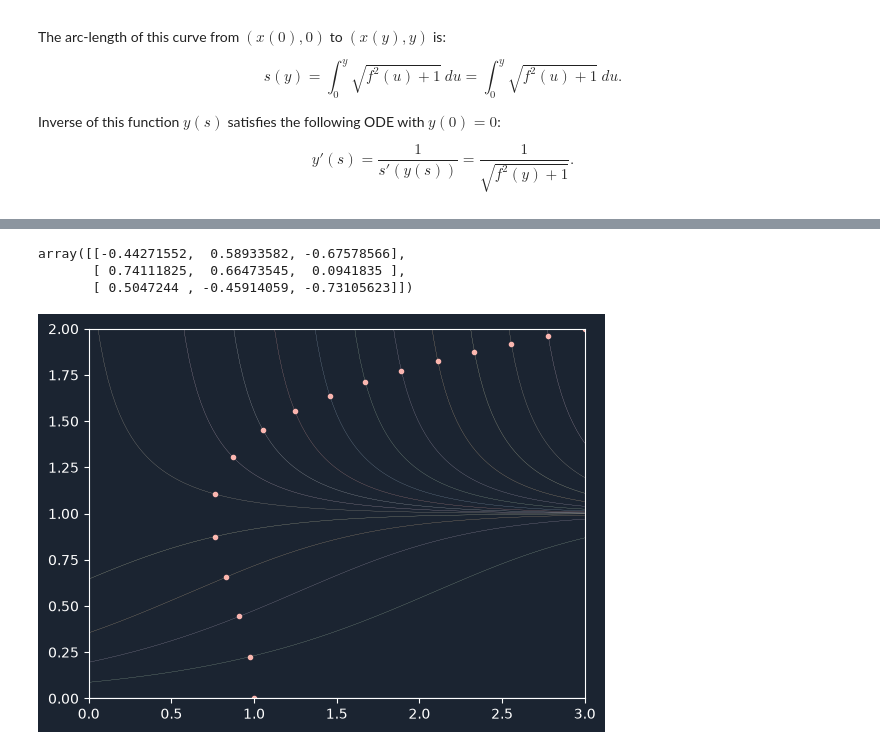
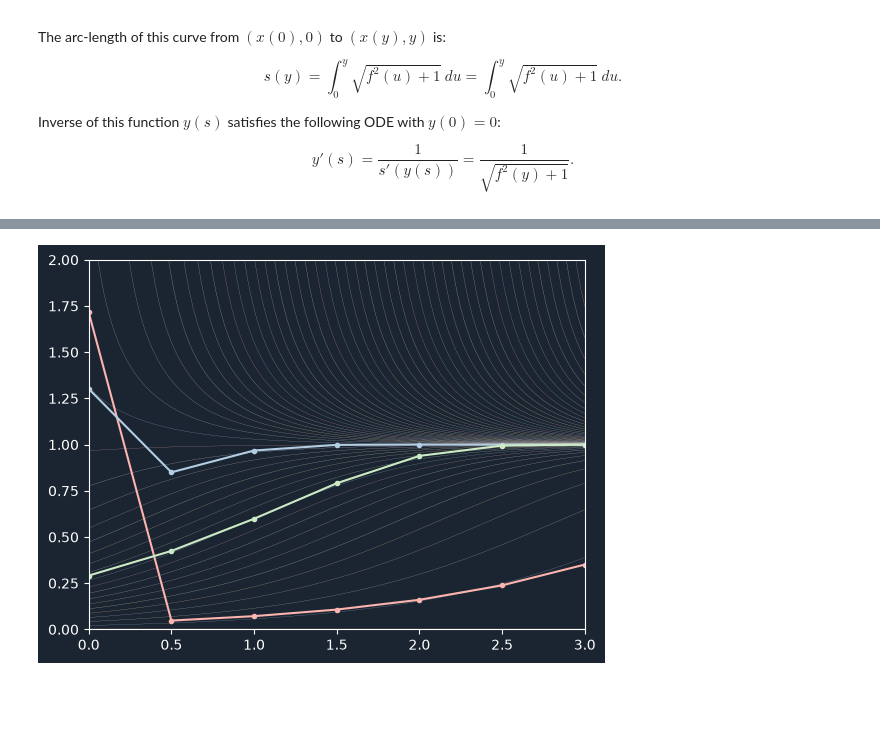
Before and after one commit to 3257077517-collab/Team17, a Jupyter notebook: report/notes.ipynb, the cells around one changed output, grey strips where cells are left out. Drawn from its saved outputs; the diff is of its cells as text; code cells hidden in the pictures; blank space fills up the shorter version.

```diff
--- a/report/notes.ipynb
+++ b/report/notes.ipynb
@@ -301,7 +301,7 @@ Inverse of this function $y(s)$ satisfies the following ODE with $y(0) = 0$:
 
 $$ y'(s) = \frac{1}{s'(y(s))} = \frac{1}{\sqrt{f^2(y) + 1}}. $$
 # %%
-def plot_flow_lines(ax: plt.Axes, ts, axis_t0):
+def plot_flow_lines(ax: plt.Axes, ts, axis_t0, num_lines):
     def x_fun(y):
         y = 0.5 * y * y
         return (y - 1.0) * y
@@ -312,10 +312,10 @@ def plot_flow_lines(ax: plt.Axes, ts, axis_t0):
         lambda t, y: np.reciprocal(np.sqrt(fun(0.0, y)**2 + 1.0)),
         (0.0, L),
         [0.0],
-        t_eval=np.linspace(0.0, L, 17),
+        t_eval=np.linspace(0.0, L, num_lines),
     ).y[0]
     t0s = x_fun(y0s) + axis_t0
-    ax.plot(t0s, y0s, ".")
+    # ax.plot(t0s, y0s, ".")
 
     for t0, y0 in np.column_stack((t0s, y0s)):
         ye = y_exact(ts - t0, y0)
@@ -343,7 +323,7 @@ size : int or tuple of ints, optional
 # %%
 from scipy.linalg import expm
 
-rng = np.random.default_rng(666)
+rng = np.random.default_rng(0xbeef1b01)
 
 def random_SO(rng: np.random.Generator, n: int):
     mex = np.zeros((n, n))
@@ -367,22 +347,42 @@ def random_O(rng, n):
     if n > 0 and rng.integers(0, 2) == 1:
         U[:,0] *= -1.0
     return U
-
-random_O(rng, 3)
-# %% [output]
-array([[-0.44271552,  0.58933582, -0.67578566],
-       [ 0.74111825,  0.66473545,  0.0941835 ],
-       [ 0.5047244 , -0.45914059, -0.73105623]])
+# %%
+U = random_O(rng, 3)
+sv0s = rng.uniform(0.0, 2.0, 3)
+V = random_O(rng, 4)
+U, sv0s, V
+Sigma0 = np.zeros((3, 4))
+np.fill_diagonal(Sigma0, sv0s)
+X0 = U @ Sigma0 @ V.T
 # %%
+t_bound = 3.0
+y_bound = 2.0
+
+soln = itg.solve_ivp(
+    make_polar_factor_flow_fun(X0.shape[0]),
+    (0.0, t_bound),
+    np.ravel(X0),
+    method=NaiveRK21,
+    num_steps=6
+)
+
 fig: plt.Figure
 ax: plt.Axes
 fig, ax = plt.subplots()
 
-ax.set_xlim(0.0, 3.0)
-ax.set_ylim(0.0, 2.0)
+ax.set_xlim(0.0, t_bound)
+ax.set_ylim(0.0, y_bound)
 
-plot_flow_lines(ax, np.linspace(*ax.get_xlim(), 129), 1.0)
+ts = np.linspace(0.0, t_bound, 129)
+plot_flow_lines(ax, ts, 1.0, 65)
 
-plt.show()
+soln_svss = np.diagonal(
+    U.T @ soln.y.T.reshape((soln.y.shape[1], *X0.shape)) @ V,
+    axis1=1, axis2=2,
+).T
+
+for i, soln_svs in enumerate(soln_svss):
+    ax.plot(soln.t, soln_svs, f"C{i}.-")
 # %% [output]
-[figure, old version]
+[figure, new version]
```
Also changed, not shown: parts of 1 cell of this notebook.
